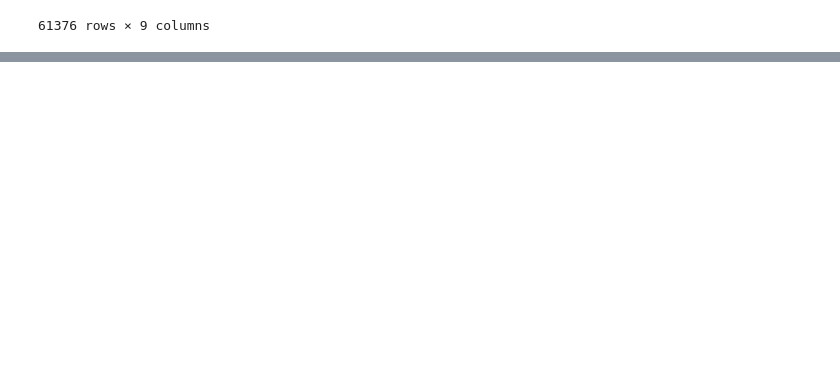
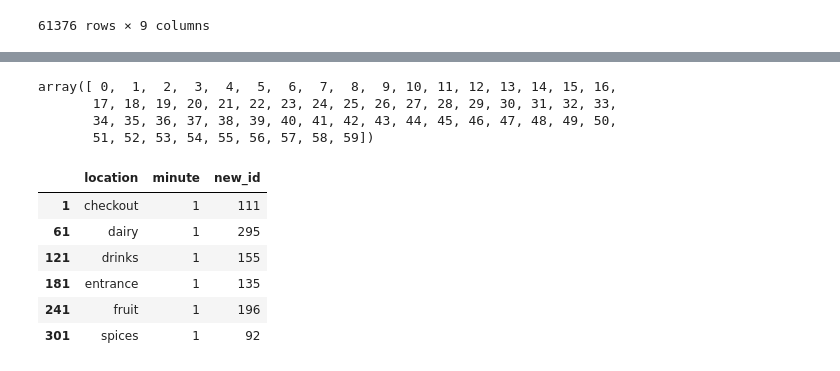
Before and after one commit to shindesimantini6/Super-Class-Simulator, a Jupyter notebook: all_data_project.ipynb, the cells around one changed output, grey strips where cells are left out. Drawn from its saved outputs; the diff is of its cells as text; code cells hidden in the pictures; blank space fills up the shorter version.

```diff
--- a/all_data_project.ipynb
+++ b/all_data_project.ipynb
@@ -763,0 +828,18 @@ csv_file_simulation.to_csv('data_for_simulation.csv')
+# %%
+test = customer_section_minute['minute'].unique()
+test
+# %% [output]
+array([ 0,  1,  2,  3,  4,  5,  6,  7,  8,  9, 10, 11, 12, 13, 14, 15, 16,
+       17, 18, 19, 20, 21, 22, 23, 24, 25, 26, 27, 28, 29, 30, 31, 32, 33,
+       34, 35, 36, 37, 38, 39, 40, 41, 42, 43, 44, 45, 46, 47, 48, 49, 50,
+       51, 52, 53, 54, 55, 56, 57, 58, 59])
+# %%
+customer_section_minute.loc[customer_section_minute['minute']== 1]
+# %% [output]
+|  | location | minute | new_id |
+| 1 | checkout | 1 | 111 |
+| 61 | dairy | 1 | 295 |
+| 121 | drinks | 1 | 155 |
+| 181 | entrance | 1 | 135 |
+| 241 | fruit | 1 | 196 |
+| 301 | spices | 1 | 92 |
```
Also changed, not shown: parts of 12 cells of this notebook.
